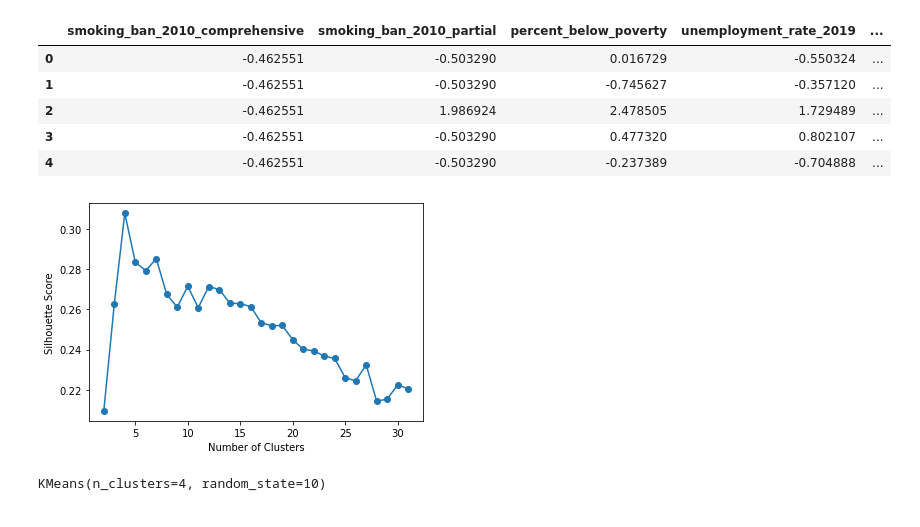
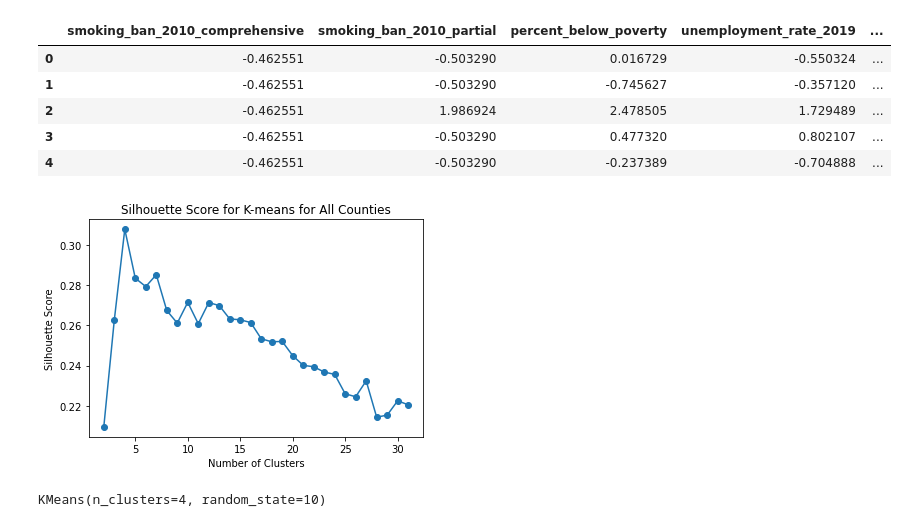
Before and after one commit to calculaterceec/Proj4Team2, a Jupyter notebook: code/02-3-Modeling.ipynb, the cells around one changed output. Saved outputs shown, nothing was run; the diff lists cells and outputs as text; code cells hidden in the pictures.

```diff
--- a/code/02-3-Modeling.ipynb
+++ b/code/02-3-Modeling.ipynb
@@ -280,9 +280,10 @@ for i in range(2, 51):
 # %%
 plt.plot(range(2, 51)[:30], silhouette_list[:30], marker = 'o')
 plt.ylabel('Silhouette Score')
-plt.xlabel('Number of Clusters');
+plt.xlabel('Number of Clusters')
+plt.title('Silhouette Score for K-means for All Counties');
 # %% [output]
-[figure, old version]
+[figure, new version]
 # %%
 kmeans_small = KMeans(n_clusters = 4, random_state = 10)
 kmeans_small
```
Also changed, not shown: 2 other files.
